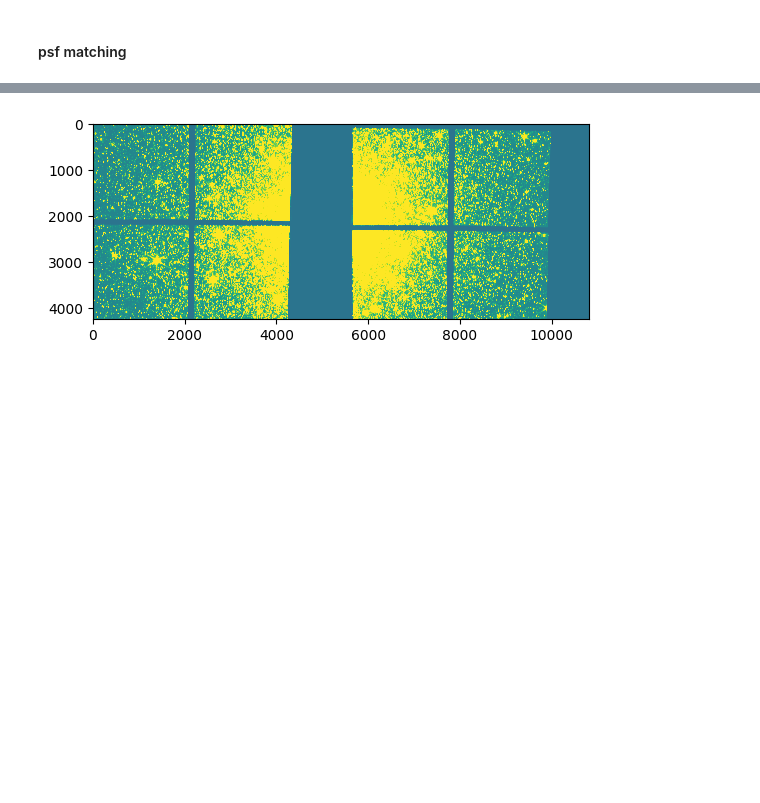
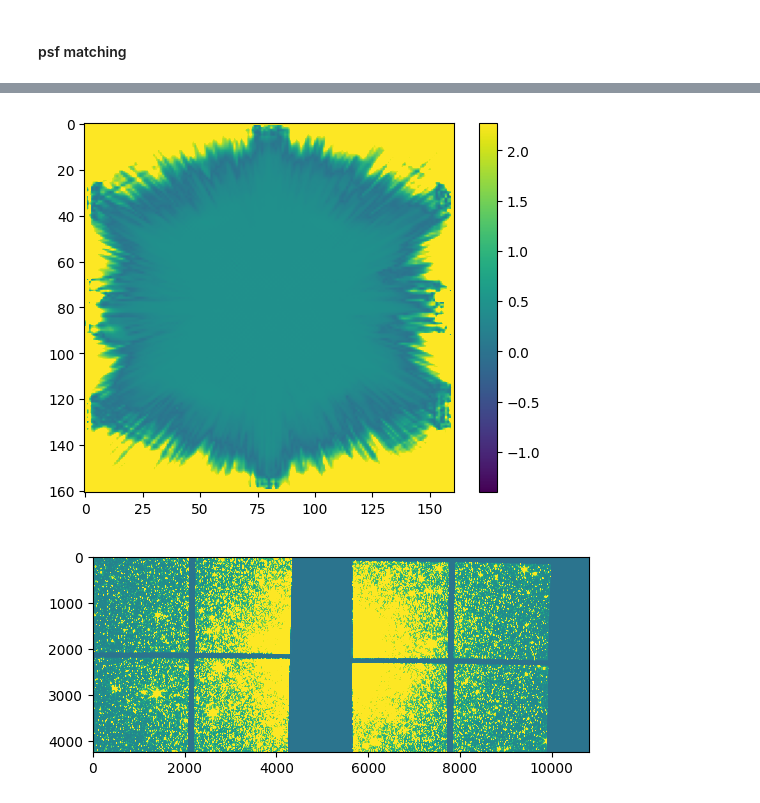
Before and after one commit to aswinsuresh24/jwst123, a Jupyter notebook: jwst_mosaic.ipynb, the cells around one changed output, grey strips where cells are left out. Saved outputs shown, nothing was run; the diff lists cells and outputs as text; code cells hidden in the pictures; blank space fills up the shorter version.

```diff
--- a/jwst_mosaic.ipynb
+++ b/jwst_mosaic.ipynb
@@ -470,3 +470,11 @@ plt.show()
+# %%
+psf_dat = np.abs((conpsf - psf_f150[1].data)/psf_f150[1].data * 100)
+_, pmed, pstd = scs(psf_dat, sigma = 3.0)
+plt.imshow(psf_dat, vmin = pmed - 3*pstd, vmax = pmed + 3*pstd)
+plt.colorbar()
+plt.show()
+# %% [output]
+[figure, added]
 # %%
 refimage = fits.open('jwstred_temp_dolphot/mosaic/f090w_i2d.fits')
 reference_image_data = refimage[1].data
```
Also changed, not shown: parts of 5 cells of this notebook, 2 other files.
